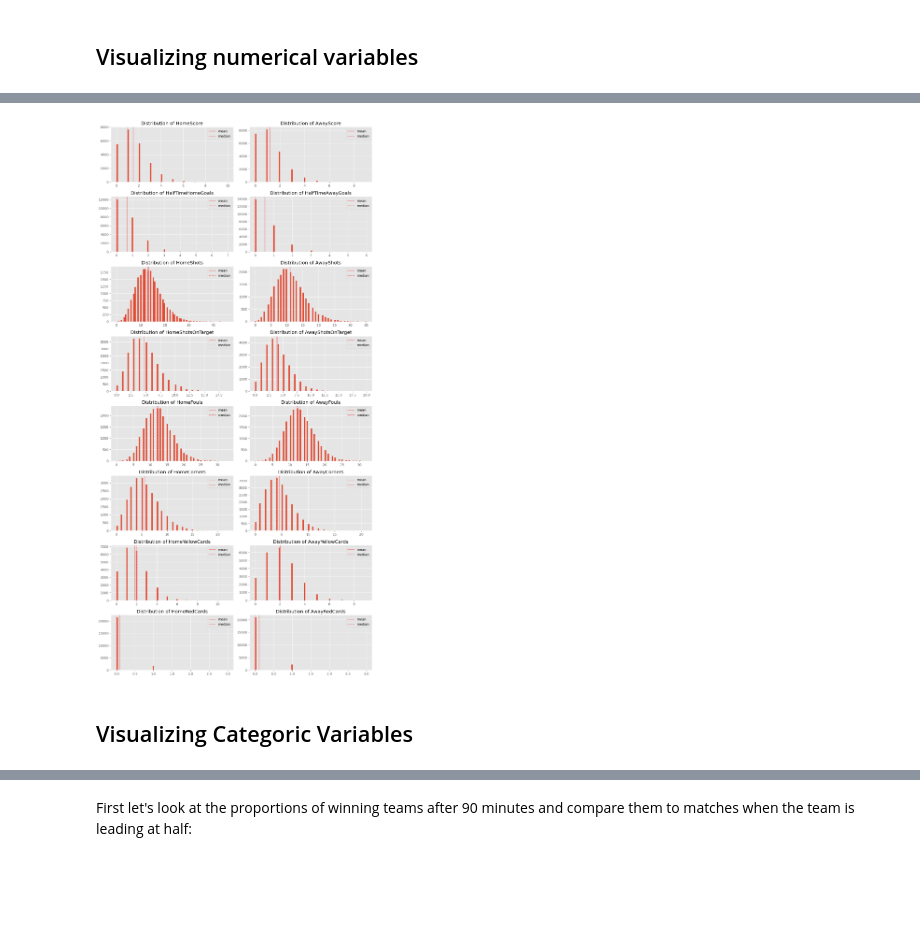
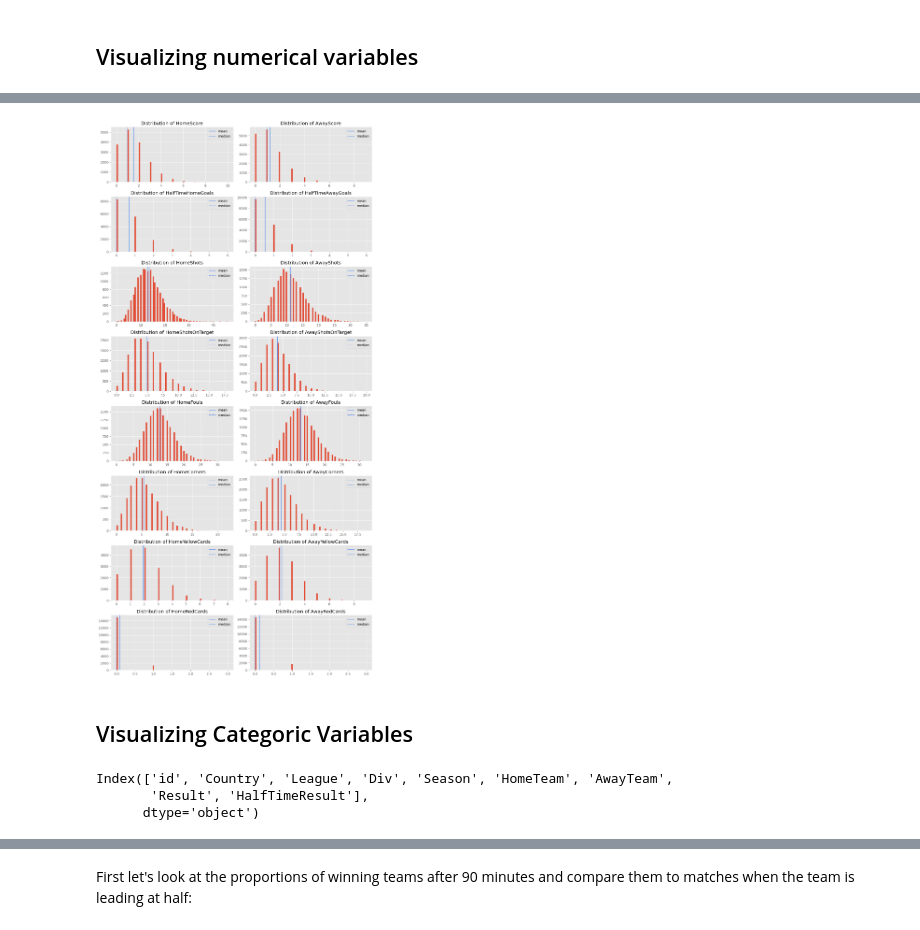
Before and after one commit to RomanKovv/Soccer-Prophet---Machine-Learning-Match-Prediction-Model, a Jupyter notebook: SOCCER_CAPSTONE.ipynb, the cells around one changed output, grey strips where cells are left out. Drawn from its saved outputs; the diff is of its cells as text; code cells hidden in the pictures; blank space fills up the shorter version.

```diff
--- a/SOCCER_CAPSTONE.ipynb
+++ b/SOCCER_CAPSTONE.ipynb
@@ -287,0 +343,5 @@ dtype: int64
+# %%
+data1.loc[data1['id'] == 'ZbJYChxQ6C8S7G7ZzxzzRN', 'HalfTimeHomeGoals'] = 1.0
+data1.loc[data1['id'] == 'ZbJYChxQ6C8S7G7ZzxzzRN', 'HalfTimeAwayGoals'] = 0.0
+data1.loc[data1['id'] == 'ZbJYChxQ6C8S7G7ZzxzzRN', 'HalfTimeResult'] = "Home"
+data1.loc[data1['id'] == 'ZbJYChxQ6C8S7G7ZzxzzRN', 'Referee'] = "P Tagliavento"
@@ -287,0 +350,3 @@ dtype: int64
+# %%
+#dropping Bastia vs Lyon
+data1 = data1.drop(data1[data1['id'] == 'iqAVaVrUuFEun4TDgA6EKj'].index)
@@ -287,0 +396,5 @@ dtype: int64
+# %%
+#dropping referees from main
+data1 = data1.drop('Referee', axis=1)
+#checking nulls
+data1.isnull().sum()
@@ -312,11 +445,3 @@ The shape of the dataset is 23304 rows and 27 columns
-# %%
-#renaming Scottish league to "Scottish Premiership"
-mask = data['Country'] == 'Scotland'
-data1.loc[mask & (data1['League'] != 'Scottish Premiership'), 'League'] = 'Scottish Premiership'
-
-
-#checking if Scottish Premiership was created
-mask = data1['Country'] == 'Scotland'
 # %%
 data1['League'].value_counts() / len(data1) * 100
 # %% [output]
@@ -333,24 +468,33 @@ Name: League, dtype: float64
 # %%
 #changing the style of the plot
 plt.style.use('ggplot')
 
-# Create a figure with 6 rows and 2 columns
+# Create a figure with 8 rows and 2 columns
 fig, axs = plt.subplots(8, 2, figsize=(12, 24))
 
 # Plot numeric columns in each subplot
 for i, column in enumerate(data1.select_dtypes("number").columns):
     row = i // 2
     col = i % 2
 
     axs[row, col].hist(data1[column], bins=80)
-    axs[row, col].axvline(data1[column].mean(), 0, 1000, label="mean", color="lightcoral")
-    axs[row, col].axvline(data1[column].median(), 0, 1000, label="median", color="lightcoral", linestyle="--")
+    axs[row, col].axvline(data1[column].mean(), 0, 1000, label="mean", color="cornflowerblue")
+    axs[row, col].axvline(data1[column].median(), 0, 1000, label="median", color="cornflowerblue", linestyle="--")
     axs[row, col].set_title(f"Distribution of {column}")
     axs[row, col].legend()
 
+
 plt.tight_layout()
 plt.show()
 # %% [output]
-[figure, old version]
+[figure, new version]
 # %% [markdown]
 ## Visualizing Categoric Variables
+# %%
+#selecting object datatype
+objects = data1.select_dtypes("object").columns
+print(objects)
+# %% [output]
+Index(['id', 'Country', 'League', 'Div', 'Season', 'HomeTeam', 'AwayTeam',
+       'Result', 'HalfTimeResult'],
+      dtype='object')
```
Also changed, not shown: parts of 88 cells of this notebook.
